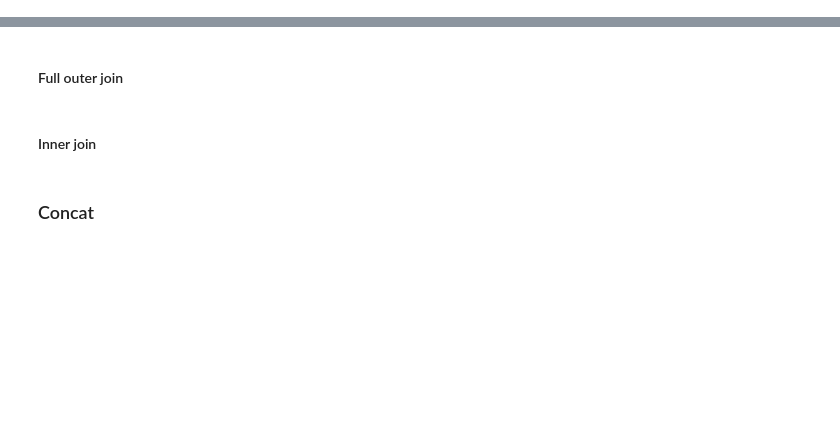
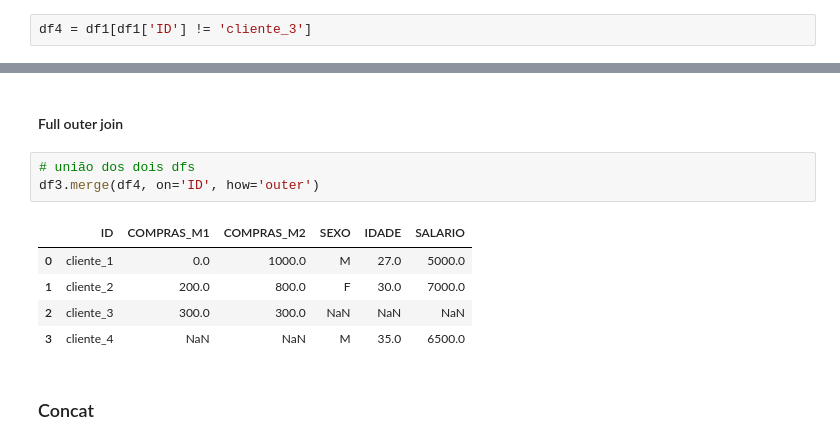
Before and after one commit to RaphaelfsOliveira/DataScience, a Jupyter notebook: EBAC Curso Ciência de Dados/Cientista de Dados/modulo_5_limpeza_e_preparacao_de_dados.ipynb, the cells around one changed output, grey strips where cells are left out. Saved outputs shown, nothing was run; the diff lists cells and outputs as text; blank space fills up the shorter version.

```diff
--- a/EBAC Curso Ciência de Dados/Cientista de Dados/modulo_5_limpeza_e_preparacao_de_dados.ipynb
+++ b/EBAC Curso Ciência de Dados/Cientista de Dados/modulo_5_limpeza_e_preparacao_de_dados.ipynb
@@ -812,0 +815,2 @@ df1.merge(df3, on='ID', how='right')
+# %%
+df4 = df1[df1['ID'] != 'cliente_3']
@@ -813,7 +826,14 @@ df1.merge(df3, on='ID', how='right')
 # %% [markdown]
 #### Full outer join
-# %% [markdown]
-#### Inner join
+# %%
+# união dos dois dfs
+df3.merge(df4, on='ID', how='outer')
+# %% [output]
+|  | ID | COMPRAS_M1 | COMPRAS_M2 | SEXO | IDADE | SALARIO |
+| 0 | cliente_1 | 0.0 | 1000.0 | M | 27.0 | 5000.0 |
+| 1 | cliente_2 | 200.0 | 800.0 | F | 30.0 | 7000.0 |
+| 2 | cliente_3 | 300.0 | 300.0 | NaN | NaN | NaN |
+| 3 | cliente_4 | NaN | NaN | M | 35.0 | 6500.0 |
 # %% [markdown]
 ### Concat
 # %% [markdown]
```
Also changed, not shown: parts of 2 cells of this notebook.
